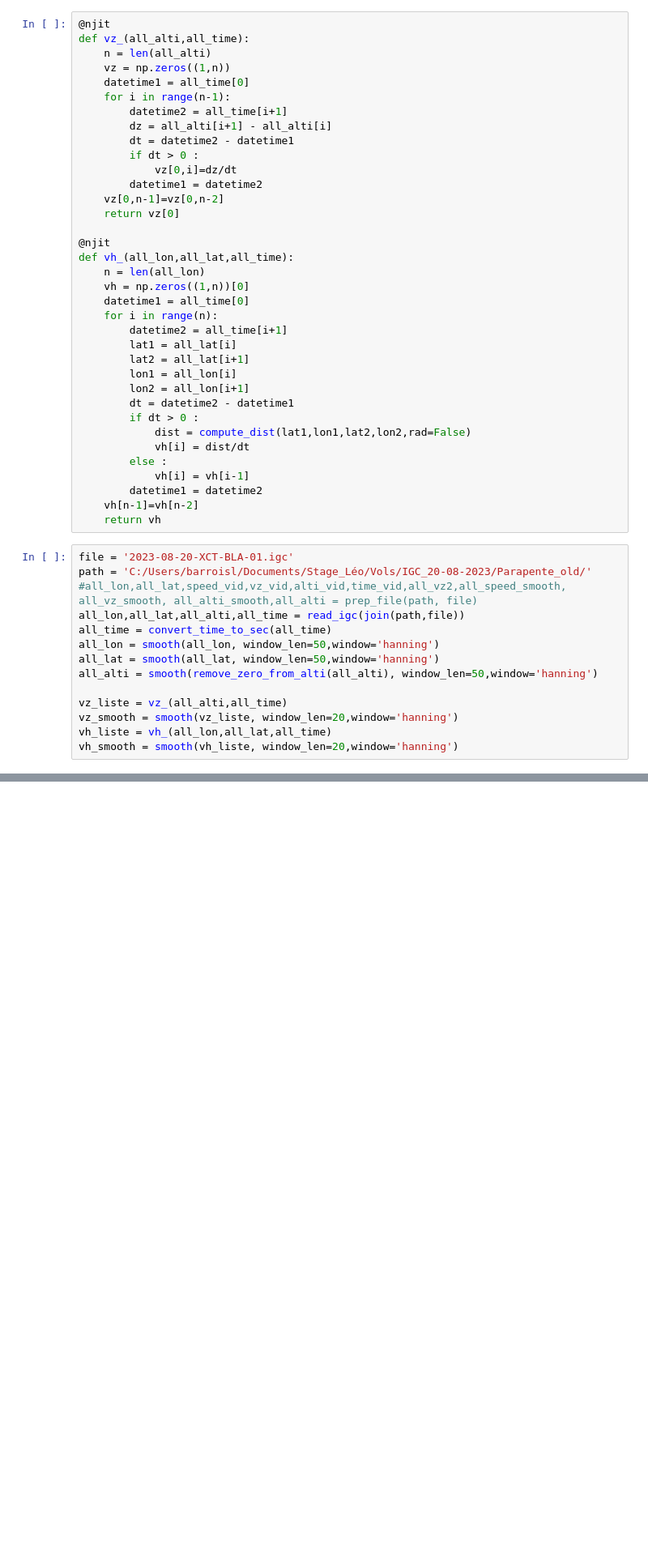
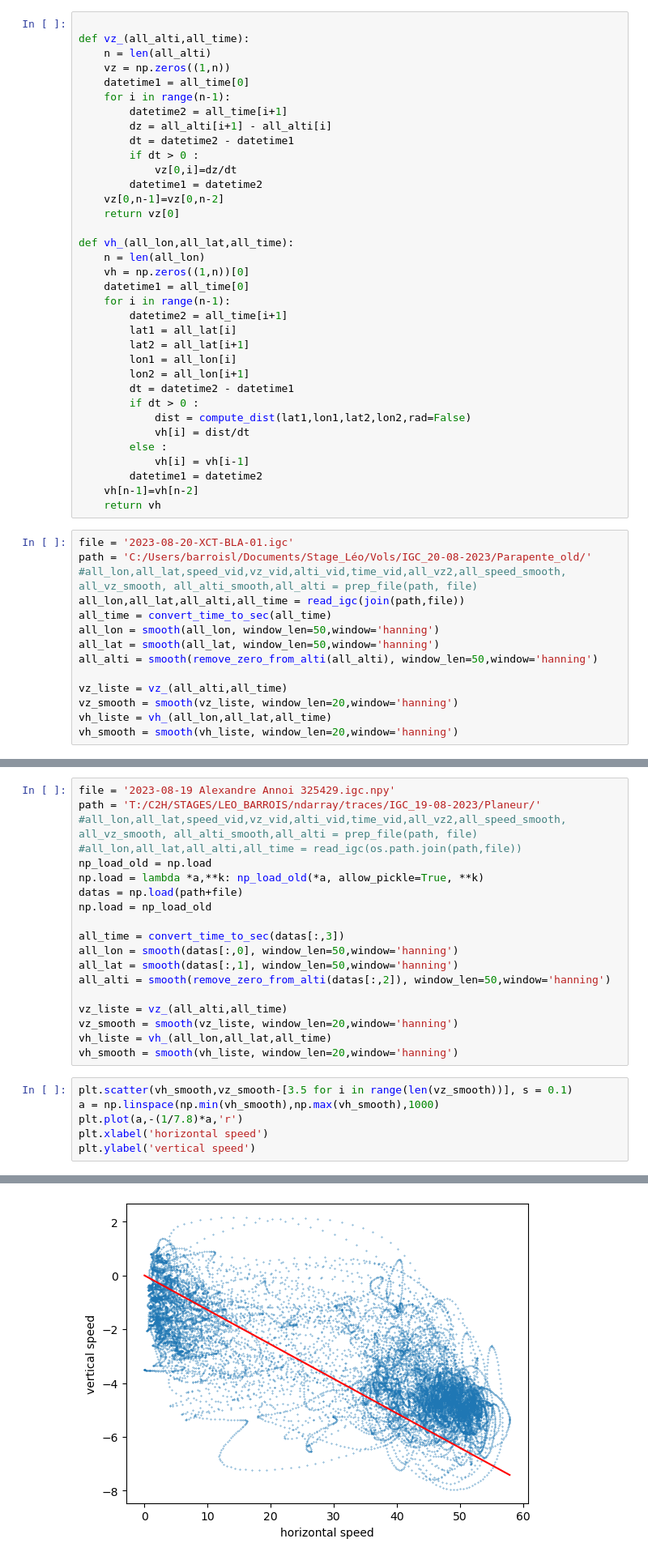
Before and after one commit to Lbarrrois/Paragliding-analysis, a Jupyter notebook: Polaire.ipynb, the cells around one changed output, grey strips where cells are left out. Shown at 81% size. Saved outputs shown, nothing was run; the diff lists cells and outputs as text; blank space fills up the shorter version.

```diff
--- a/Polaire.ipynb
+++ b/Polaire.ipynb
@@ -177,7 +177,7 @@ print(len(list_files))
 # %% [output]
 72
 # %%
-@njit
+
 def vz_(all_alti,all_time):
     n = len(all_alti)
     vz = np.zeros((1,n))
@@ -192,12 +192,11 @@ def vz_(all_alti,all_time):
     vz[0,n-1]=vz[0,n-2]
     return vz[0]
 
-@njit
 def vh_(all_lon,all_lat,all_time):
     n = len(all_lon)
     vh = np.zeros((1,n))[0]
     datetime1 = all_time[0]
-    for i in range(n):
+    for i in range(n-1):
         datetime2 = all_time[i+1]
         lat1 = all_lat[i]
         lat2 = all_lat[i+1]
@@ -260,3 +259,29 @@ plt.ylabel('vertical speed')
 # %% [output]
 Text(0, 0.5, 'vertical speed')
 [figure]
+# %%
+file = '2023-08-19 Alexandre Annoi 325429.igc.npy'
+path = 'T:/C2H/STAGES/LEO_BARROIS/ndarray/traces/IGC_19-08-2023/Planeur/'
+#all_lon,all_lat,speed_vid,vz_vid,alti_vid,time_vid,all_vz2,all_speed_smooth, all_vz_smooth, all_alti_smooth,all_alti = prep_file(path, file)
+#all_lon,all_lat,all_alti,all_time = read_igc(os.path.join(path,file))
+np_load_old = np.load
+np.load = lambda *a,**k: np_load_old(*a, allow_pickle=True, **k)
+datas = np.load(path+file)
+np.load = np_load_old
+
+all_time = convert_time_to_sec(datas[:,3])
+all_lon = smooth(datas[:,0], window_len=50,window='hanning')
+all_lat = smooth(datas[:,1], window_len=50,window='hanning')
+all_alti = smooth(remove_zero_from_alti(datas[:,2]), window_len=50,window='hanning')
+
+vz_liste = vz_(all_alti,all_time)
+vz_smooth = smooth(vz_liste, window_len=20,window='hanning')
+vh_liste = vh_(all_lon,all_lat,all_time)
+vh_smooth = smooth(vh_liste, window_len=20,window='hanning')
+# %%
+plt.scatter(vh_smooth,vz_smooth-[3.5 for i in range(len(vz_smooth))], s = 0.1)
+a = np.linspace(np.min(vh_smooth),np.max(vh_smooth),1000)
+plt.plot(a,-(1/7.8)*a,'r')
+plt.xlabel('horizontal speed')
+plt.ylabel('vertical speed')
+# %% [output]
@@ -262,0 +289 @@ Text(0, 0.5, 'vertical speed')
+[figure, added]
```
Also changed, not shown: parts of 1 cell of this notebook.
